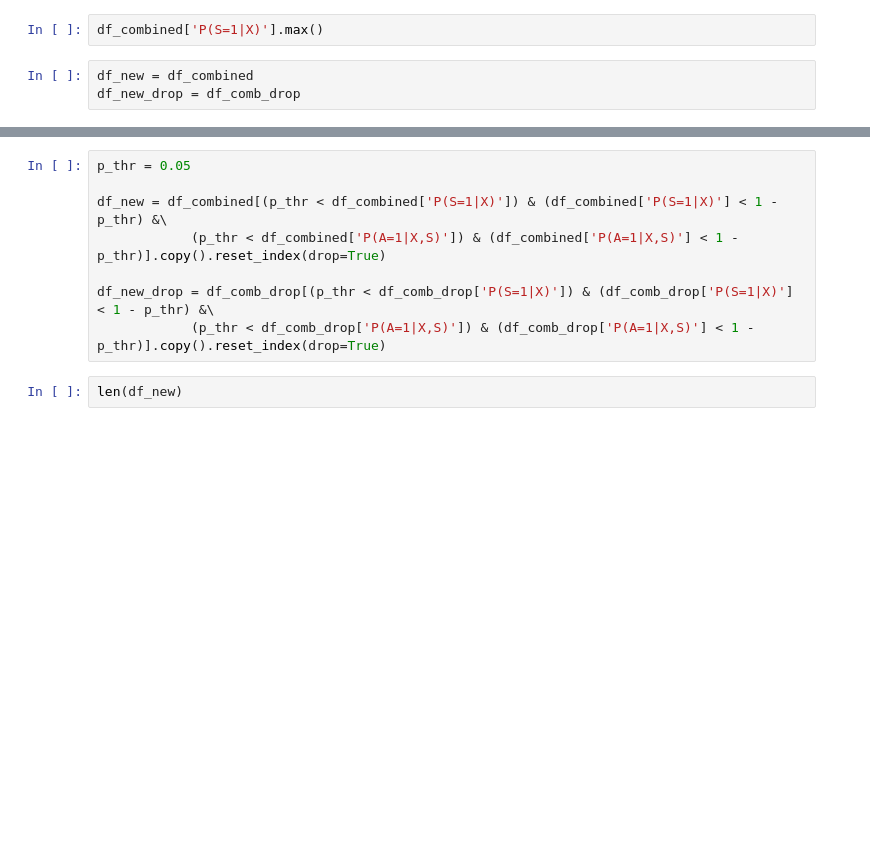
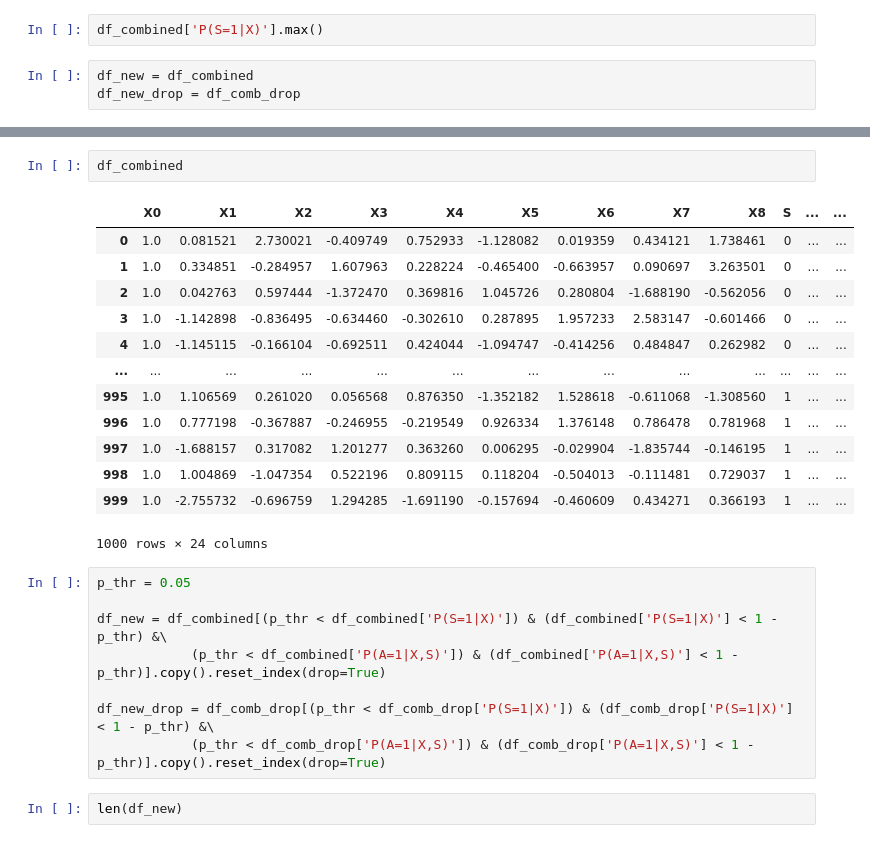
Before and after one commit to demireal/censored-mmr, a Jupyter notebook: main.ipynb, the cells around one changed output, grey strips where cells are left out. Drawn from its saved outputs; the diff is of its cells as text; blank space fills up the shorter version.

```diff
--- a/main.ipynb
+++ b/main.ipynb
@@ -110,3 +135,19 @@ summary_df
+# %%
+df_combined
+# %% [output]
+|  | X0 | X1 | X2 | X3 | X4 | X5 | X6 | X7 | X8 | S | ... | ... |
+| 0 | 1.0 | 0.081521 | 2.730021 | -0.409749 | 0.752933 | -1.128082 | 0.019359 | 0.434121 | 1.738461 | 0 | ... | ... |
+| 1 | 1.0 | 0.334851 | -0.284957 | 1.607963 | 0.228224 | -0.465400 | -0.663957 | 0.090697 | 3.263501 | 0 | ... | ... |
+| 2 | 1.0 | 0.042763 | 0.597444 | -1.372470 | 0.369816 | 1.045726 | 0.280804 | -1.688190 | -0.562056 | 0 | ... | ... |
+| 3 | 1.0 | -1.142898 | -0.836495 | -0.634460 | -0.302610 | 0.287895 | 1.957233 | 2.583147 | -0.601466 | 0 | ... | ... |
+| 4 | 1.0 | -1.145115 | -0.166104 | -0.692511 | 0.424044 | -1.094747 | -0.414256 | 0.484847 | 0.262982 | 0 | ... | ... |
+| ... | ... | ... | ... | ... | ... | ... | ... | ... | ... | ... | ... | ... |
+| 995 | 1.0 | 1.106569 | 0.261020 | 0.056568 | 0.876350 | -1.352182 | 1.528618 | -0.611068 | -1.308560 | 1 | ... | ... |
+| 996 | 1.0 | 0.777198 | -0.367887 | -0.246955 | -0.219549 | 0.926334 | 1.376148 | 0.786478 | 0.781968 | 1 | ... | ... |
+| 997 | 1.0 | -1.688157 | 0.317082 | 1.201277 | 0.363260 | 0.006295 | -0.029904 | -1.835744 | -0.146195 | 1 | ... | ... |
+| 998 | 1.0 | 1.004869 | -1.047354 | 0.522196 | 0.809115 | 0.118204 | -0.504013 | -0.111481 | 0.729037 | 1 | ... | ... |
+| 999 | 1.0 | -2.755732 | -0.696759 | 1.294285 | -1.691190 | -0.157694 | -0.460609 | 0.434271 | 0.366193 | 1 | ... | ... |
+1000 rows × 24 columns
 # %%
 p_thr = 0.05
 
```
Also changed, not shown: parts of 39 cells of this notebook, 9 other files.
